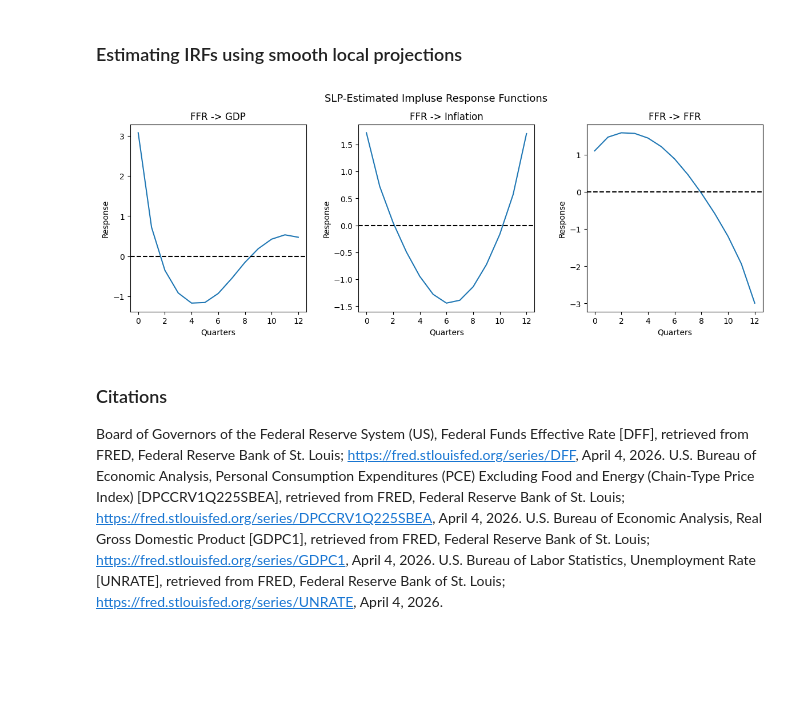
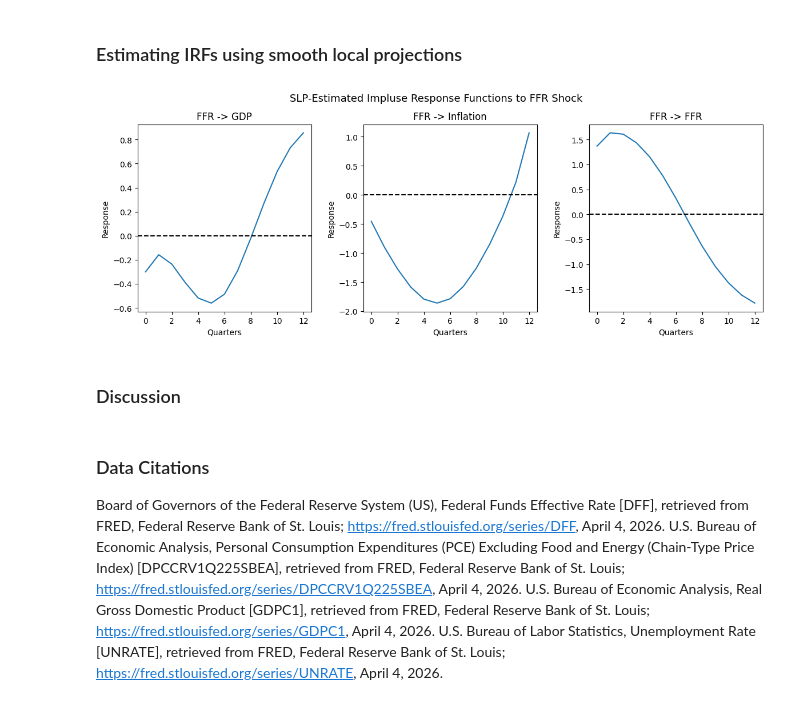
Before and after one commit to matt-dot-k/econ-622-project, a Jupyter notebook: example_notebooks/US_monetary.ipynb, the cells around one changed output. Cells and saved outputs as stored; diff of their text form; code cells hidden in the pictures; blank space fills up the shorter version.

```diff
--- a/example_notebooks/US_monetary.ipynb
+++ b/example_notebooks/US_monetary.ipynb
@@ -20,6 +18,22 @@ from slp.results import LPResults, SLPResults
 # %%
 # set parameters
 q = 12 # number of quarters for IRFs
+# %%
+# IRF plotting function
+def plot_irf(data, title):
+    data.rename(columns={0: 'GDP', 1: 'Inflation', 2: 'FFR'}, inplace=True)
+    varnames = data.columns
+    plt.figure(figsize=(12, 8))
+    for i in range(3):
+        plt.subplot(2, 3, i+1)
+        plt.plot(data[varnames[i]])
+        plt.title(f'FFR -> {varnames[i]}')
+        plt.xlabel('Quarters')
+        plt.ylabel('Response')
+        plt.axhline(0, color='black', linestyle='dashed')
+    plt.suptitle(title, fontsize=13)
+    plt.tight_layout()
+    plt.show()
 # %% [markdown]
 ### Loading, processing, and visualizing data
 # %%
@@ -94,26 +88,16 @@ plt.show()
 ### Estimating IRFs using smooth local projections
 # %%
 # SLP estimation of IRFs
-SLP_model = SmoothLocalProjections(data, "FFR", None, True, 8, q)
+SLP_model = SmoothLocalProjections(data, "FFR", None, False, 4, q) # same lags as VAR
 SLP = pd.DataFrame(SLP_model.SLP().beta)
-SLP.rename(columns={0: 'GDP', 1: 'Inflation', 2: 'FFR'}, inplace=True)
-varnames = SLP.columns
 
-plt.figure(figsize=(12, 8))
-for i in range(3):
-    plt.subplot(2, 3, i+1)
-    plt.plot(SLP[varnames[i]])
-    plt.title(f'FFR -> {var_names[i]}')
-    plt.xlabel('Quarters')
-    plt.ylabel('Response')
-    plt.axhline(0, color='black', linestyle='dashed')
-plt.suptitle('SLP-Estimated Impluse Response Functions', fontsize=13)
-plt.tight_layout()
-plt.show()
+plot_irf(SLP, 'SLP-Estimated Impluse Response Functions to FFR Shock')
 # %% [output]
-[figure, old version]
+[figure, new version]
+# %% [markdown]
+### Discussion
 # %% [markdown]
-### Citations
+### Data Citations
 Board of Governors of the Federal Reserve System (US), Federal Funds Effective Rate [DFF], retrieved from FRED, Federal Reserve Bank of St. Louis; https://fred.stlouisfed.org/series/DFF, April 4, 2026.
 U.S. Bureau of Economic Analysis, Personal Consumption Expenditures (PCE) Excluding Food and Energy (Chain-Type Price Index) [DPCCRV1Q225SBEA], retrieved from FRED, Federal Reserve Bank of St. Louis; https://fred.stlouisfed.org/series/DPCCRV1Q225SBEA, April 4, 2026.
 U.S. Bureau of Economic Analysis, Real Gross Domestic Product [GDPC1], retrieved from FRED, Federal Reserve Bank of St. Louis; https://fred.stlouisfed.org/series/GDPC1, April 4, 2026.
```
Also changed, not shown: parts of 5 cells of this notebook, 2 other files.
